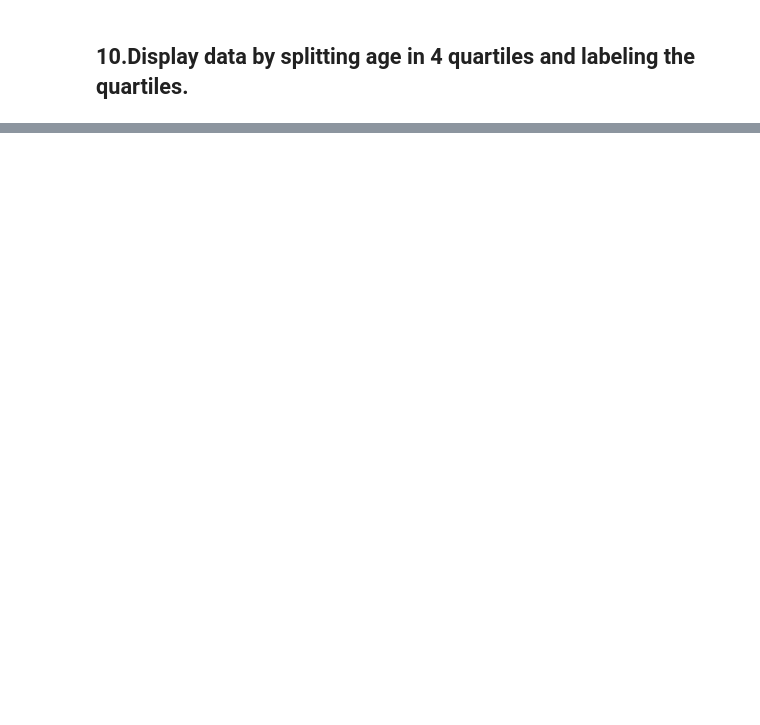
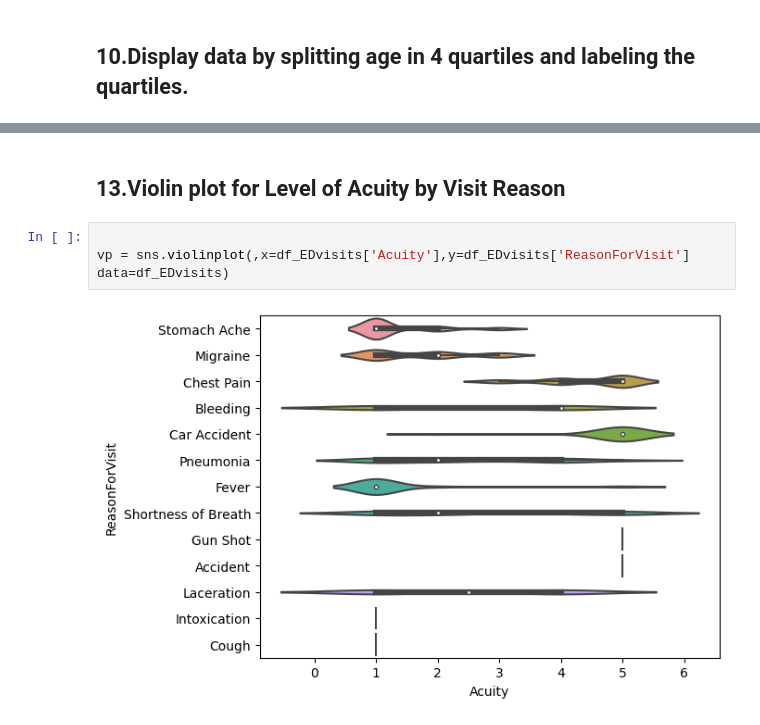
Before and after one commit to JyotsnaSusan/5Py, a Jupyter notebook: Hema1_20.ipynb, the cells around one changed output, grey strips where cells are left out. Drawn from its saved outputs; the diff is of its cells as text; blank space fills up the shorter version.

```diff
--- a/Hema1_20.ipynb
+++ b/Hema1_20.ipynb
@@ -118,0 +185,7 @@ plt.xticks(rotation=90)
+# %% [markdown]
+## 13.Violin plot for Level of Acuity by Visit Reason
+# %%
+
+vp = sns.violinplot(,x=df_EDvisits['Acuity'],y=df_EDvisits['ReasonForVisit'] data=df_EDvisits)
+# %% [output]
+[figure, added]
```
Also changed, not shown: parts of 17 cells of this notebook.
